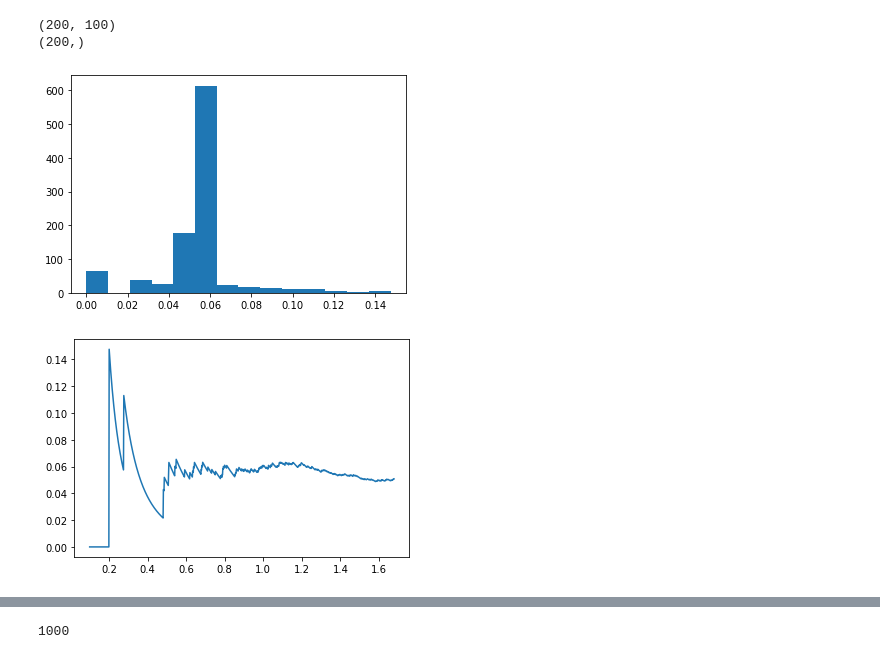
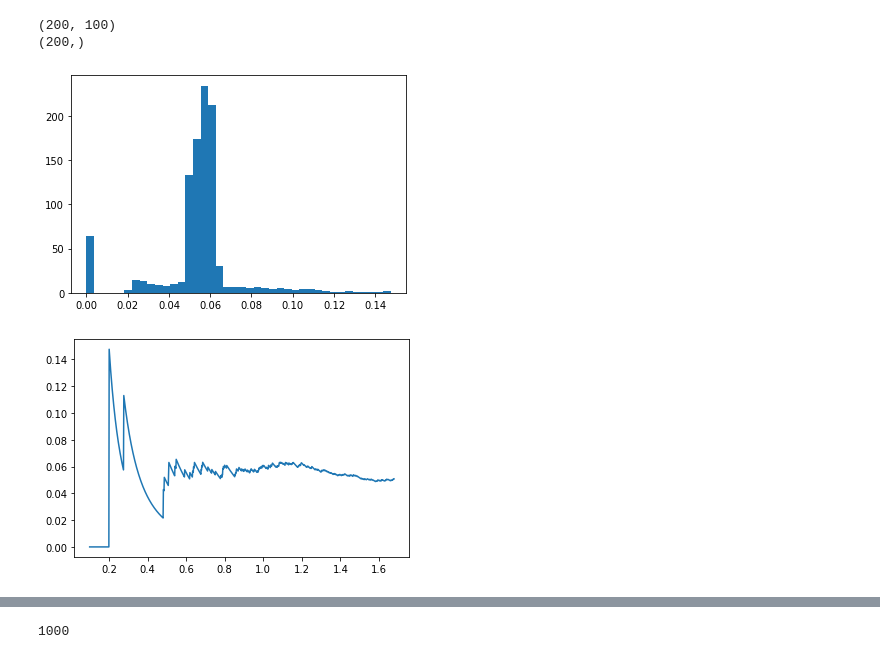
Before and after one commit to malvibellotti/collapse_homogeneus_sphere, a Jupyter notebook: points_sphere_Malvi.ipynb, the cells around one changed output, grey strips where cells are left out. Drawn from its saved outputs; the diff is of its cells as text; code cells hidden in the pictures.

```diff
--- a/points_sphere_Malvi.ipynb
+++ b/points_sphere_Malvi.ipynb
@@ -425,19 +425,19 @@ print(r_evolution[:,0].shape)
 # %%
 #let's do the first one first
 radii = np.linspace(0.1, r_ext[0], 1000)
 density= []
 for R in radii:
     i = 0
     for r_p in r_evolution[:,0]:
         if (r_p <= R):
             i = i+1
     density.append(i * m_IU / (4/3 * np.pi * R**3))
-plt.hist(density,int(n_bodies**0.5))
+plt.hist(density,int(n_bodies**0.7))
 plt.show()
 plt.plot(radii, density)
 
 plt.show()
 # %% [output]
-[figure, old version]
+[figure, new version]
 [figure]
 # %%
```
Also changed, not shown: parts of 7 cells of this notebook.
